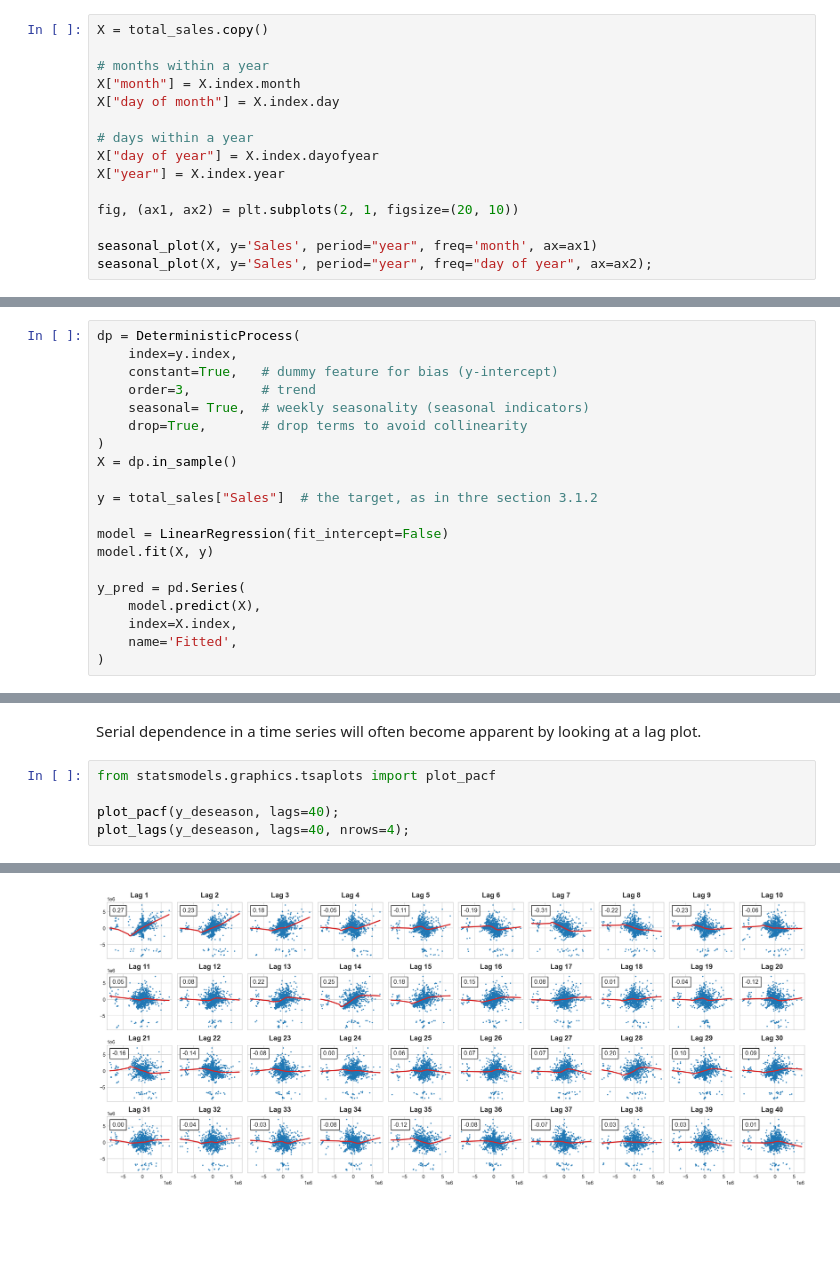
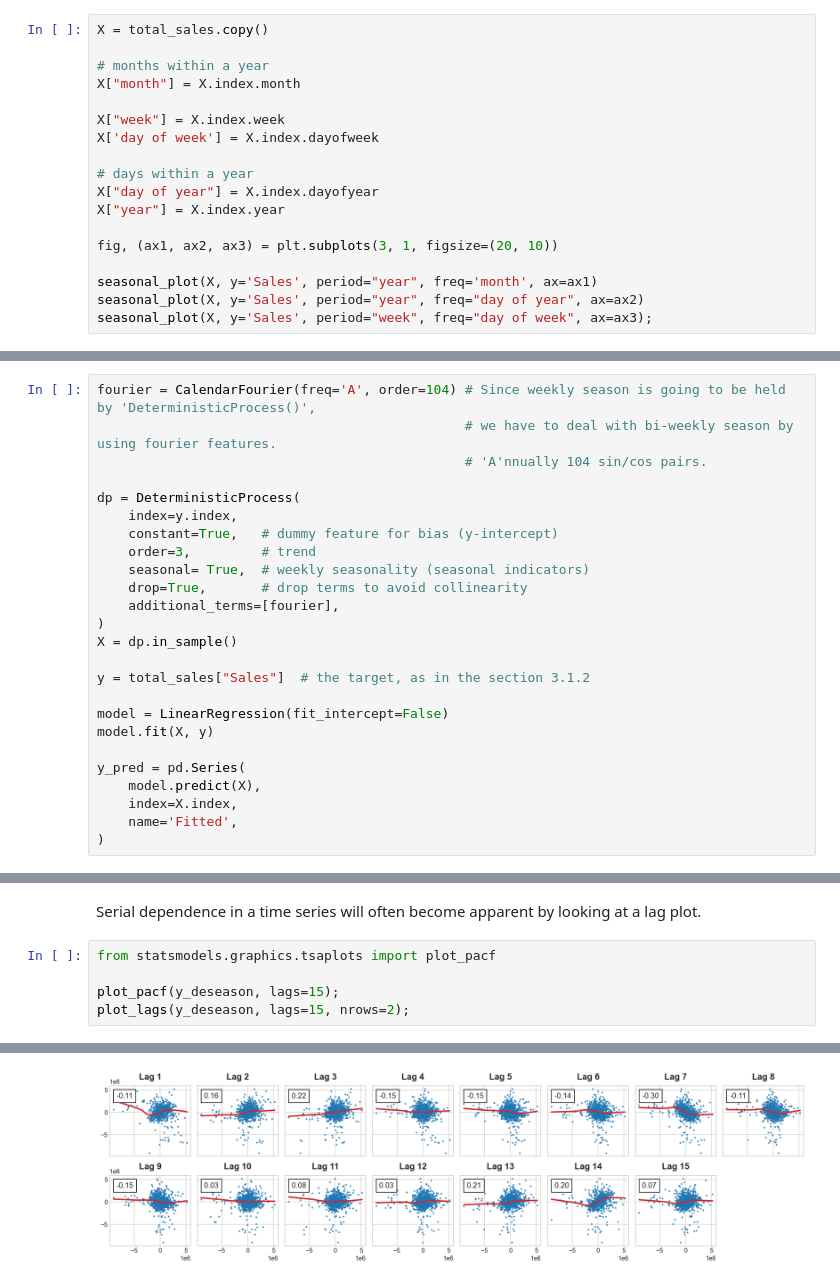
Before and after one commit to ildeniz/ML-2022-003-Forecasting_Store_Sales_Through_Time_Series_Analysis, a Jupyter notebook: ML-2022-003-Forecasting_Store_Sales_TSA.ipynb, the cells around one changed output, grey strips where cells are left out. Saved outputs shown, nothing was run; the diff lists cells and outputs as text; blank space fills up the shorter version.

```diff
--- a/ML-2022-003-Forecasting_Store_Sales_TSA.ipynb
+++ b/ML-2022-003-Forecasting_Store_Sales_TSA.ipynb
@@ -409,14 +398,17 @@ X = total_sales.copy()
 
 # months within a year
 X["month"] = X.index.month
-X["day of month"] = X.index.day
+
+X["week"] = X.index.week
+X['day of week'] = X.index.dayofweek
 
 # days within a year
 X["day of year"] = X.index.dayofyear
 X["year"] = X.index.year
 
-fig, (ax1, ax2) = plt.subplots(2, 1, figsize=(20, 10))
+fig, (ax1, ax2, ax3) = plt.subplots(3, 1, figsize=(20, 10))
 
 seasonal_plot(X, y='Sales', period="year", freq='month', ax=ax1)
-seasonal_plot(X, y='Sales', period="year", freq="day of year", ax=ax2);
+seasonal_plot(X, y='Sales', period="year", freq="day of year", ax=ax2)
+seasonal_plot(X, y='Sales', period="week", freq="day of week", ax=ax3);
 # %% [output]
@@ -517,14 +512,19 @@ def lagplot(x, y=None, shift=1, standardize=False, ax=None, **kwargs):
 # %%
+fourier = CalendarFourier(freq='A', order=104) # Since weekly season is going to be held by 'DeterministicProcess()',
+                                               # we have to deal with bi-weekly season by using fourier features.
+                                               # 'A'nnually 104 sin/cos pairs.
+
 dp = DeterministicProcess(
     index=y.index,
     constant=True,   # dummy feature for bias (y-intercept)
     order=3,         # trend
     seasonal= True,  # weekly seasonality (seasonal indicators)
     drop=True,       # drop terms to avoid collinearity
+    additional_terms=[fourier],
 )
 X = dp.in_sample()
 
-y = total_sales["Sales"]  # the target, as in thre section 3.1.2
+y = total_sales["Sales"]  # the target, as in the section 3.1.2
 
 model = LinearRegression(fit_intercept=False)
 model.fit(X, y)
@@ -551,6 +562,6 @@ Serial dependence in a time series will often become apparent by looking at a la
 # %%
 from statsmodels.graphics.tsaplots import plot_pacf
 
-plot_pacf(y_deseason, lags=40);
-plot_lags(y_deseason, lags=40, nrows=4);
+plot_pacf(y_deseason, lags=15);
+plot_lags(y_deseason, lags=15, nrows=2);
 # %% [output]
@@ -558,2 +569,2 @@ plot_lags(y_deseason, lags=40, nrows=4);
-[figure, old version]
+[figure, new version]
 # %% [markdown]
```
Also changed, not shown: parts of 31 cells of this notebook.
